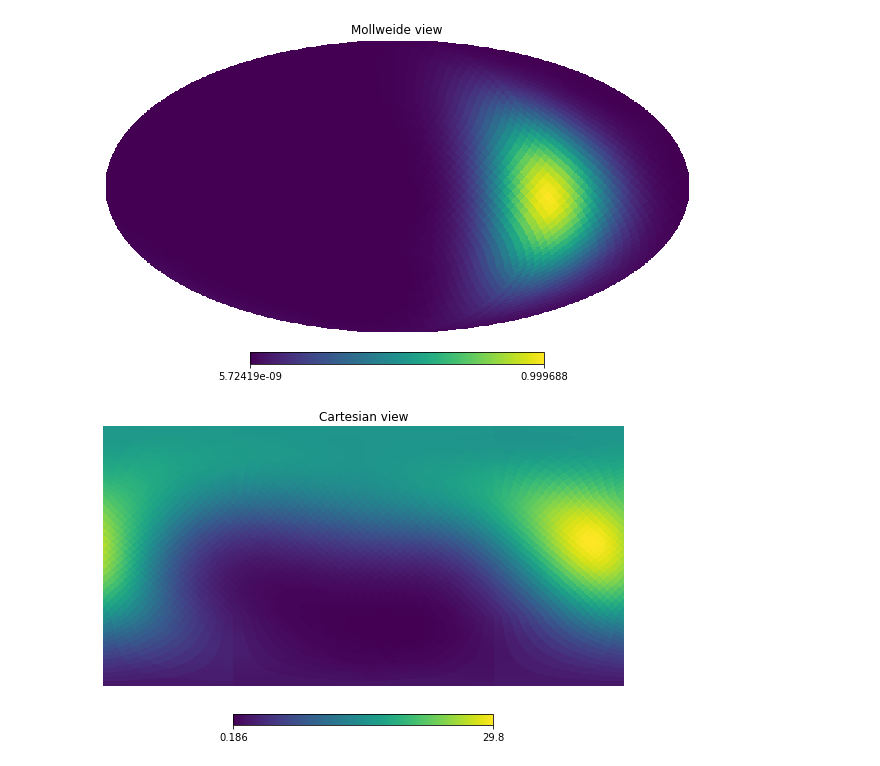
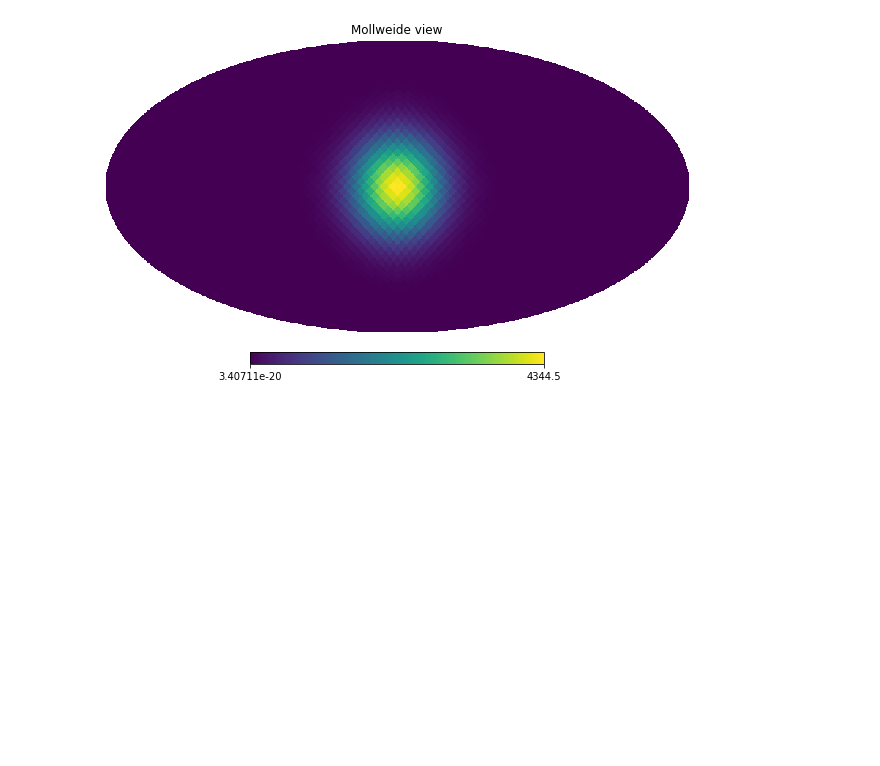
Before and after one commit to joheenc/chic_coupling, a Jupyter notebook: Rotate beam.ipynb, the cells around one changed output. Saved outputs shown, nothing was run; the diff lists cells and outputs as text; code cells hidden in the pictures; blank space fills up the shorter version.

Commit message:
analytic gaussian beam for a given pointing direction

```diff
--- a/Rotate beam.ipynb
+++ b/Rotate beam.ipynb
@@ -1,65 +9,34 @@
 # %%
-import numpy as np
-import healpy as hp
-
 # Set the number of sources and the coordinates for the input
 nres = 1000 # number of theta/phi bins (so nres**2 total)
 nside = 16
 npix = hp.nside2npix(nside)
 
 theta = np.hstack(np.repeat(np.linspace(0, np.pi, nres), nres).reshape(nres, nres))
-phi = np.hstack(np.repeat(np.linspace(0, 2*np.pi, nres), nres).reshape(nres, nres).T)
+phi = np.hstack(np.repeat(np.linspace(-np.pi, np.pi, nres), nres).reshape(nres, nres).T)
 beamthetastd = 0.075
 beamphistd = 0.1
-beammu = np.array([np.pi/2, np.pi])
+beammu = np.array([np.pi/2, 0])
 covar = np.matrix([[beamthetastd, 0], [0, beamphistd]])
+invcovar_thetatheta = np.linalg.inv(covar)[0, 0]
+invcovar_phiphi = np.linalg.inv(covar)[1, 1]
 beam = np.zeros(nres**2)
-for i in range(nres**2):
-    beam[i] = 1/(2*np.pi*beamthetastd*beamphistd) * np.exp(-0.5*((np.array([theta[i], phi[i]]-beammu).T)@np.linalg.inv(covar)@np.array([theta[i], phi[i]]-beammu)))
-
+# for i in range(nres**2):
+#     beam[i] = 1/(2*np.pi*beamthetastd*beamphistd) * np.exp(-0.5*((np.array([theta[i], phi[i]]-beammu).T)@np.linalg.inv(covar)@np.array([theta[i], phi[i]]-beammu)))
+beam = 1/(2*np.pi*beamthetastd*beamphistd) * np.exp(-0.5*(invcovar_thetatheta*(theta-beammu[0])**2 + invcovar_phiphi*(phi-beammu[1])**2))
 # Go from HEALPix coordinates to indices
 indices = hp.ang2pix(nside, theta, phi)
 
 # Initate the map and fill it with the values
 hpxmap = np.zeros(npix, dtype=np.float)
 for i in range(nres**2):
     hpxmap[indices[i]] += beam[i]
 
 # Inspect the map
-rotator = hp.Rotator(rot=[180, 0, 0], eulertype='ZYX')
+rotator = hp.Rotator(rot=[0, 0, 0], eulertype='ZYX')
 hpxmap = rotator.rotate_map_pixel(hpxmap)
 hp.mollview(hpxmap)
-hp.fitsfunc.write_map('gaussian_beam.fits', hpxmap)
-hp.fitsfunc.write_map('gaussian_beam_norm.fits', hpxmap/np.max(hpxmap))
+# hp.fitsfunc.write_map('gaussian_beam.fits', hpxmap)
+# hp.fitsfunc.write_map('gaussian_beam_norm.fits', hpxmap/np.max(hpxmap))
+# %% [output]
+[figure, added]
-# %%
-import matplotlib.pyplot as plt
-import astropy.units as u
-from astropy.coordinates import SkyCoord
-
-beam = hp.fitsfunc.read_map('gaussian_beam_norm.fits')
-#say we have a series of telescope pointing directions in celestial/equatorial coordinates:
-nsteps = 100
-ras = np.linspace(0, 360, nsteps) % 360
-decs = np.linspace(0, 0, nsteps)
-ls = np.zeros(nsteps)
-bs = np.zeros(nsteps)
-#first, we want the path of the beam in galactic coordinates:
-for i in range(nsteps):
-    c = SkyCoord(ras[i], decs[i], frame='icrs', unit='deg')
-    ls[i] = c.galactic.l.degree
-    bs[i] = c.galactic.b.degree
-#rotate the beam so it starts at the proper position
-rot = hp.Rotator(rot=([ls[0], bs[0], 0]), eulertype='ZYX')
-beam = rot.rotate_map_pixel(beam)
-hp.mollview(beam)
-#then we can rotate (with ZYX euler angle convention) each angle to the next
-sky_coverage = np.zeros_like(beam)
-for i in range(nsteps):
-    sky_coverage += beam
-    if i != nsteps-1:
-        rot = hp.Rotator(rot=([ls[i+1]-ls[i], bs[i+1]-bs[i], 0]), eulertype='ZYX')
-        beam = rot.rotate_map_pixel(beam)
-hp.cartview(sky_coverage)
-# %% [output]
-[figure, removed]
-[figure, removed]
```
Also changed, not shown: parts of 8 cells of this notebook.
